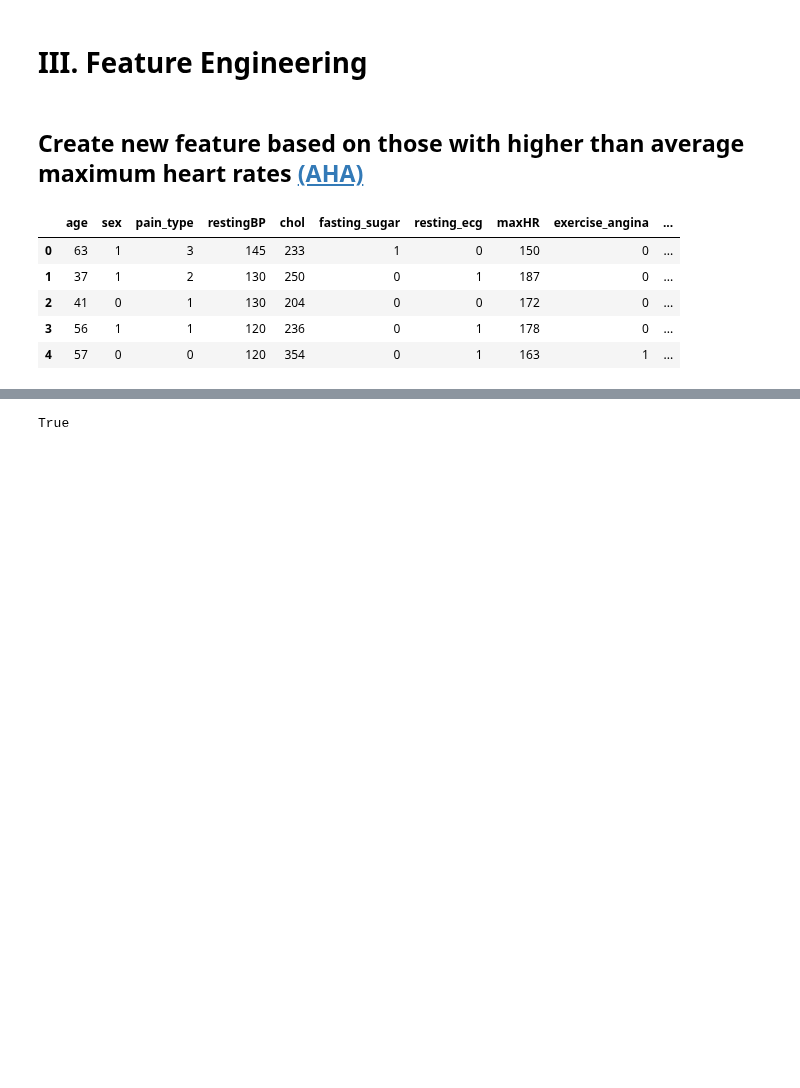
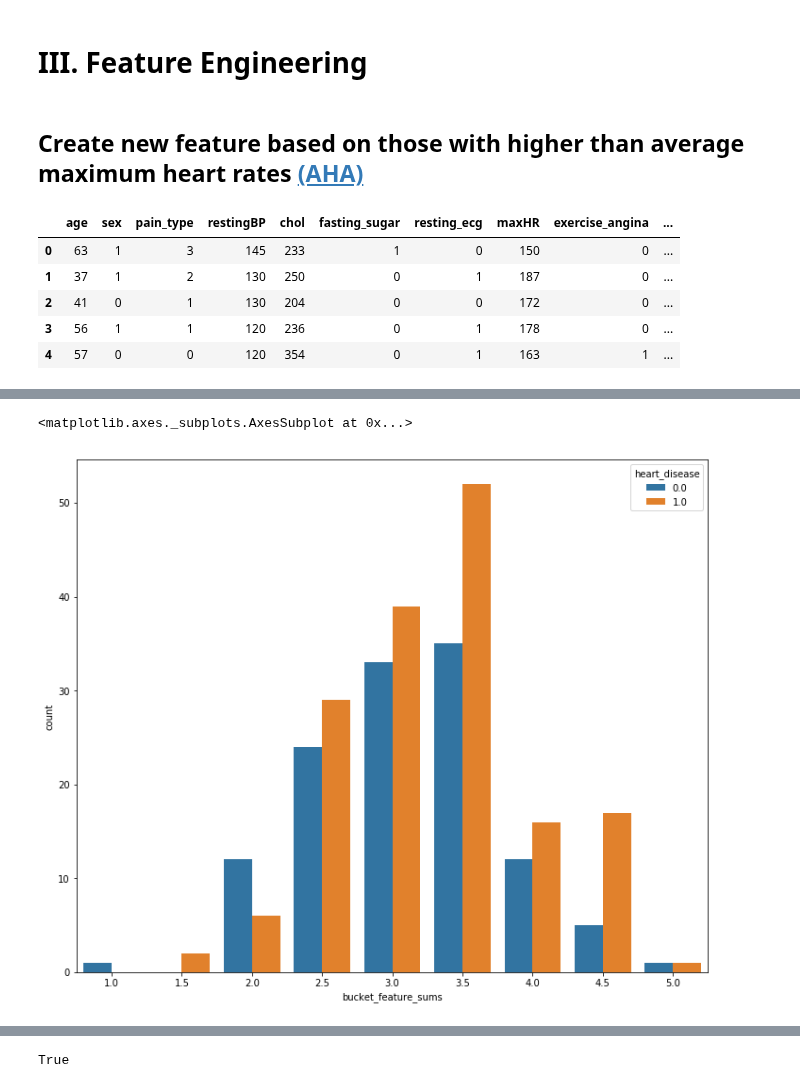
Before and after one commit to ljsauer/LaunchCode, a Jupyter notebook: Final Project - Model/Heart_Disease_Model.ipynb, the cells around one changed output, grey strips where cells are left out. Cells and saved outputs as stored; diff of their text form; code cells hidden in the pictures; blank space fills up the shorter version.

```diff
--- a/Final Project - Model/Heart_Disease_Model.ipynb
+++ b/Final Project - Model/Heart_Disease_Model.ipynb
@@ -217,0 +254,5 @@ heart.head()
+# %%
+heart2['vessels_corr'] = heart['vessels_fluoro'].apply(lambda x: 4 if x == 0
+                                                       else 3 if x == 1
+                                                       else 2 if x == 3
+                                                       else 0)
@@ -217,0 +268,14 @@ heart.head()
+# %%
+from sklearn.preprocessing import MinMaxScaler
+
+columns = ['maxHR_above_avg', 'pain_type_corr', 'ST_dep_corr', 'vessels_corr', 'thal_severity']
+X = heart2[columns]
+y = heart2.heart_disease
+
+scaler = MinMaxScaler()
+X_scaled = scaler.fit_transform(X)
+
+heart2 = pd.DataFrame(X_scaled, columns=columns)
+heart2['heart_disease'] = heart['heart_disease']
+heart2 = heart2.round(decimals=5)
+heart2.describe()
@@ -217,0 +308,5 @@ heart.head()
+# %%
+heart2['feature_sums'] = heart2['maxHR_above_avg'] + heart2['pain_type_corr'] + heart2['ST_dep_corr'] \
+                        + heart2['vessels_corr'] + heart2['thal_severity']
+
+heart2.head()
@@ -217,0 +334,11 @@ heart.head()
+# %%
+# Bucket feature_sums feature
+heart2['bucket_feature_sums'] = heart2['feature_sums'].apply(lambda x: 1.0 if x < 1.29
+                                                             else 1.5 if x < 1.79
+                                                             else 2.0 if x < 2.29
+                                                             else 2.5 if x < 2.79
+                                                             else 3.0 if x < 3.29
+                                                             else 3.5 if x < 3.79
+                                                             else 4.0 if x < 4.29
+                                                             else 4.5 if x < 4.79
+                                                             else 5.0)
@@ -217,0 +354,5 @@ heart.head()
+# %%
+sns.countplot('bucket_feature_sums', data=heart2, hue="heart_disease")
+# %% [output]
+<matplotlib.axes._subplots.AxesSubplot at 0x...>
+[figure, added]
```
Also changed, not shown: parts of 30 cells of this notebook, 1 other file.
